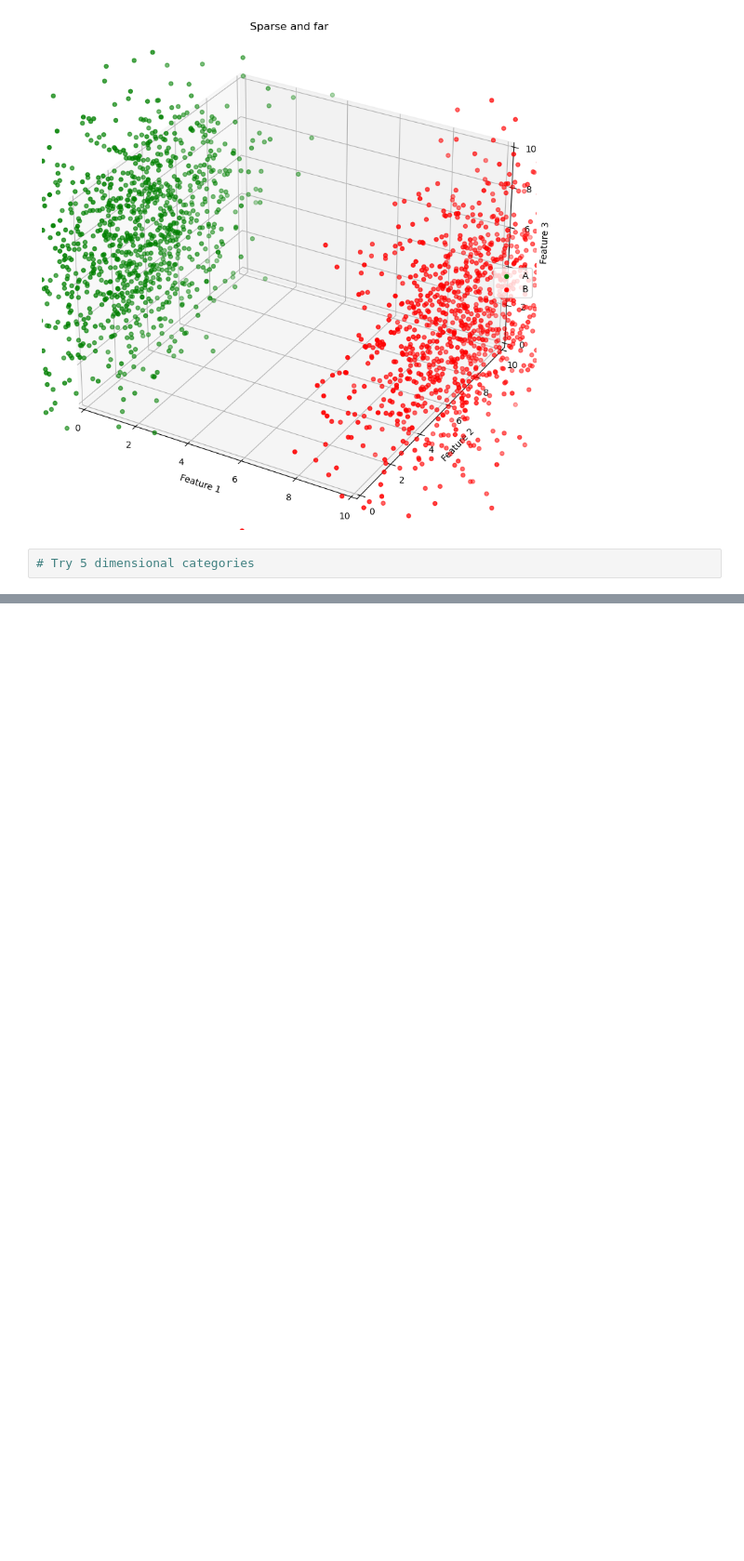
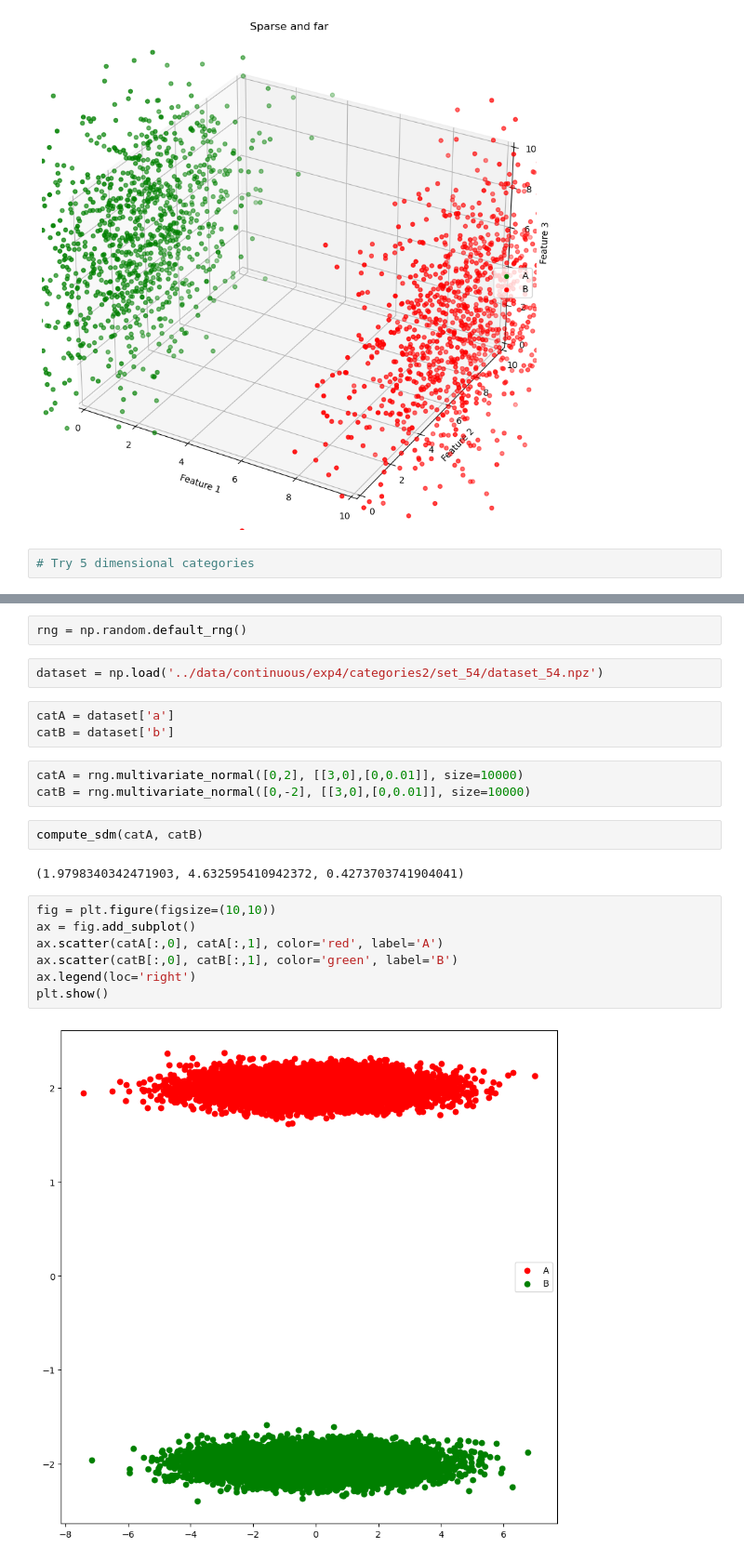
Before and after one commit to Le-Gris/cp-complexity-model, a Jupyter notebook: src/exploration_notebook.ipynb, the cells around one changed output, grey strips where cells are left out. Shown at 93% size. Saved outputs shown, nothing was run; the diff lists cells and outputs as text; blank space fills up the shorter version.

```diff
--- a/src/exploration_notebook.ipynb
+++ b/src/exploration_notebook.ipynb
@@ -347,0 +401,23 @@ plt.show()
+# %%
+rng = np.random.default_rng()
+# %%
+dataset = np.load('../data/continuous/exp4/categories2/set_54/dataset_54.npz')
+# %%
+catA = dataset['a']
+catB = dataset['b']
+# %%
+catA = rng.multivariate_normal([0,2], [[3,0],[0,0.01]], size=10000)
+catB = rng.multivariate_normal([0,-2], [[3,0],[0,0.01]], size=10000)
+# %%
+compute_sdm(catA, catB)
+# %% [output]
+(1.9798340342471903, 4.632595410942372, 0.4273703741904041)
+# %%
+fig = plt.figure(figsize=(10,10))
+ax = fig.add_subplot()
+ax.scatter(catA[:,0], catA[:,1], color='red', label='A')
+ax.scatter(catB[:,0], catB[:,1], color='green', label='B')
+ax.legend(loc='right')
+plt.show()
+# %% [output]
+[figure, added]
```
Also changed, not shown: parts of 4 cells of this notebook, 10 other files.
